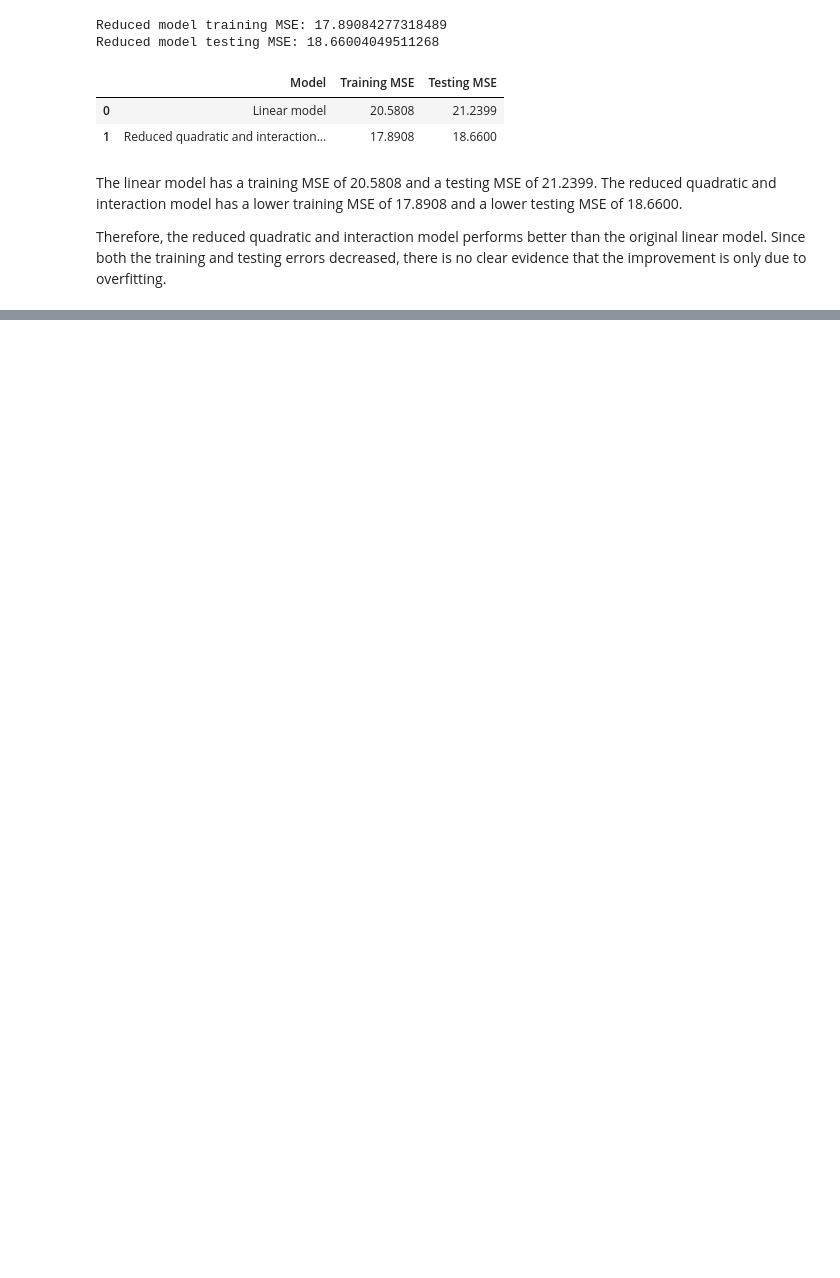
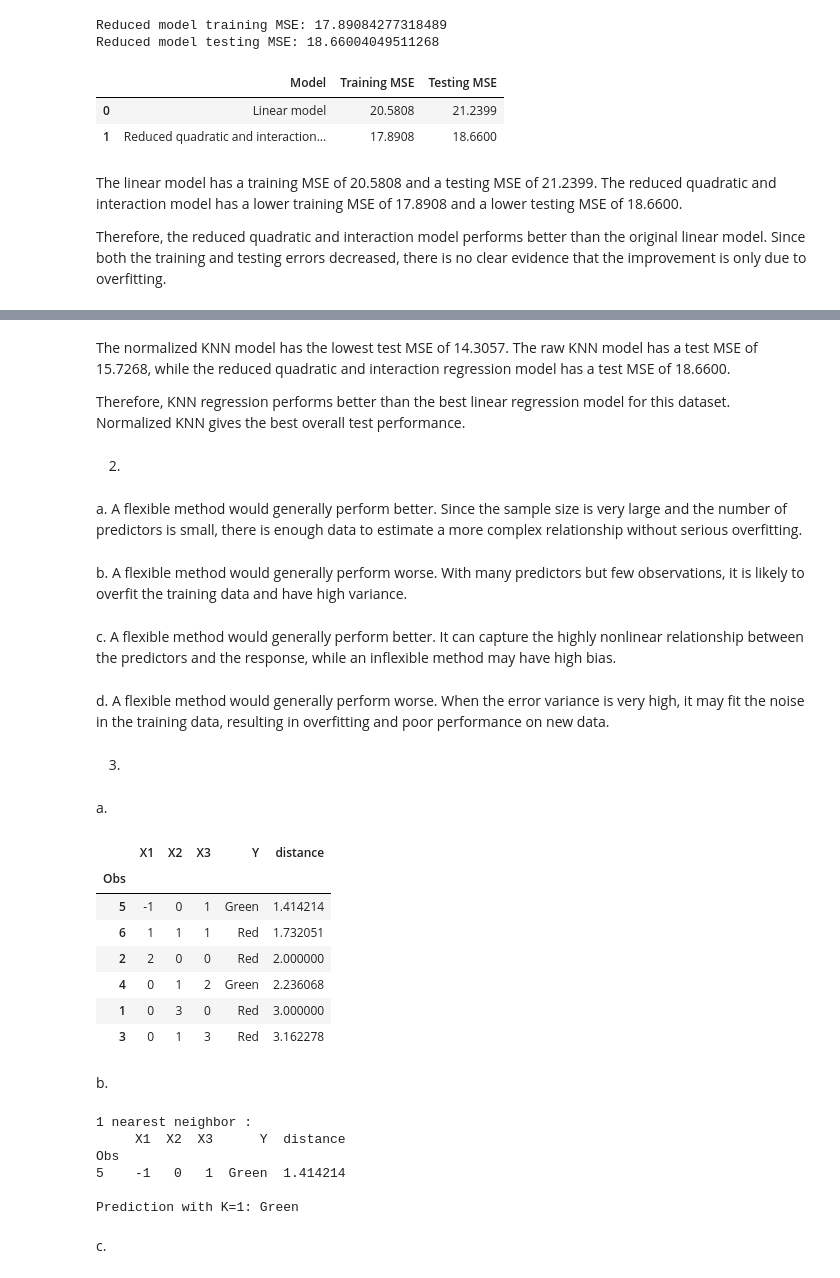
Before and after one commit to Kritiin5/DSCI-552-HW2, a Jupyter notebook: notebook/Bhattacharya_Kriti_HW2.ipynb, the cells around one changed output, grey strips where cells are left out. Saved outputs shown, nothing was run; the diff lists cells and outputs as text; code cells hidden in the pictures; blank space fills up the shorter version.

```diff
--- a/notebook/Bhattacharya_Kriti_HW2.ipynb
+++ b/notebook/Bhattacharya_Kriti_HW2.ipynb
@@ -590,0 +701,59 @@ Therefore, the reduced quadratic and interaction model performs better than the
+# %% [markdown]
+The normalized KNN model has the lowest test MSE of 14.3057. The raw KNN model has a test MSE of 15.7268, while the reduced quadratic and interaction regression model has a test MSE of 18.6600.
+
+Therefore, KNN regression performs better than the best linear regression model for this dataset. Normalized KNN gives the best overall test performance.
+# %% [markdown]
+2.
+# %% [markdown]
+a. A flexible method would generally perform better. Since the sample size is very large and the number of predictors is small, there is enough data to estimate a more complex relationship without serious overfitting.
+# %% [markdown]
+b. A flexible method would generally perform worse. With many predictors but few observations, it is likely to overfit the training data and have high variance.
+# %% [markdown]
+c. A flexible method would generally perform better. It can capture the highly nonlinear relationship between the predictors and the response, while an inflexible method may have high bias.
+# %% [markdown]
+d. A flexible method would generally perform worse. When the error variance is very high, it may fit the noise in the training data, resulting in overfitting and poor performance on new data.
+# %% [markdown]
+3.
+# %%
+df = pd.DataFrame({
+    'X1': [0, 2, 0, 0, -1, 1],
+    'X2': [3, 0, 1, 1, 0, 1],
+    'X3': [0, 0, 3, 2, 1, 1],
+    'Y':  ['Red', 'Red', 'Red', 'Green', 'Green', 'Red']
+}, index=pd.Index([1, 2, 3, 4, 5, 6], name='Obs'))
+#df
+# %% [markdown]
+a.
+# %%
+test_point = np.array([0, 0, 0])
+
+df['distance'] = np.sqrt(((df[['X1', 'X2', 'X3']] - test_point) ** 2).sum(axis=1))
+df_sorted = df.sort_values('distance')
+df_sorted
+# %% [output]
+|  | X1 | X2 | X3 | Y | distance |
+| Obs |  |  |  |  |  |
+| 5 | -1 | 0 | 1 | Green | 1.414214 |
+| 6 | 1 | 1 | 1 | Red | 1.732051 |
+| 2 | 2 | 0 | 0 | Red | 2.000000 |
+| 4 | 0 | 1 | 2 | Green | 2.236068 |
+| 1 | 0 | 3 | 0 | Red | 3.000000 |
+| 3 | 0 | 1 | 3 | Red | 3.162278 |
+# %% [markdown]
+b.
+# %%
+K = 1
+neighbors_k1 = df_sorted.iloc[:K]
+pred_k1 = neighbors_k1['Y'].mode()[0]
+
+print(f"1 nearest neighbor :\n{neighbors_k1}\n")
+print(f"Prediction with K=1: {pred_k1}")
+# %% [output]
+1 nearest neighbor :
+     X1  X2  X3      Y  distance
+Obs
+5    -1   0   1  Green  1.414214
+
+Prediction with K=1: Green
+# %% [markdown]
+c.
```
Also changed, not shown: parts of 15 cells of this notebook, 1 other file.
